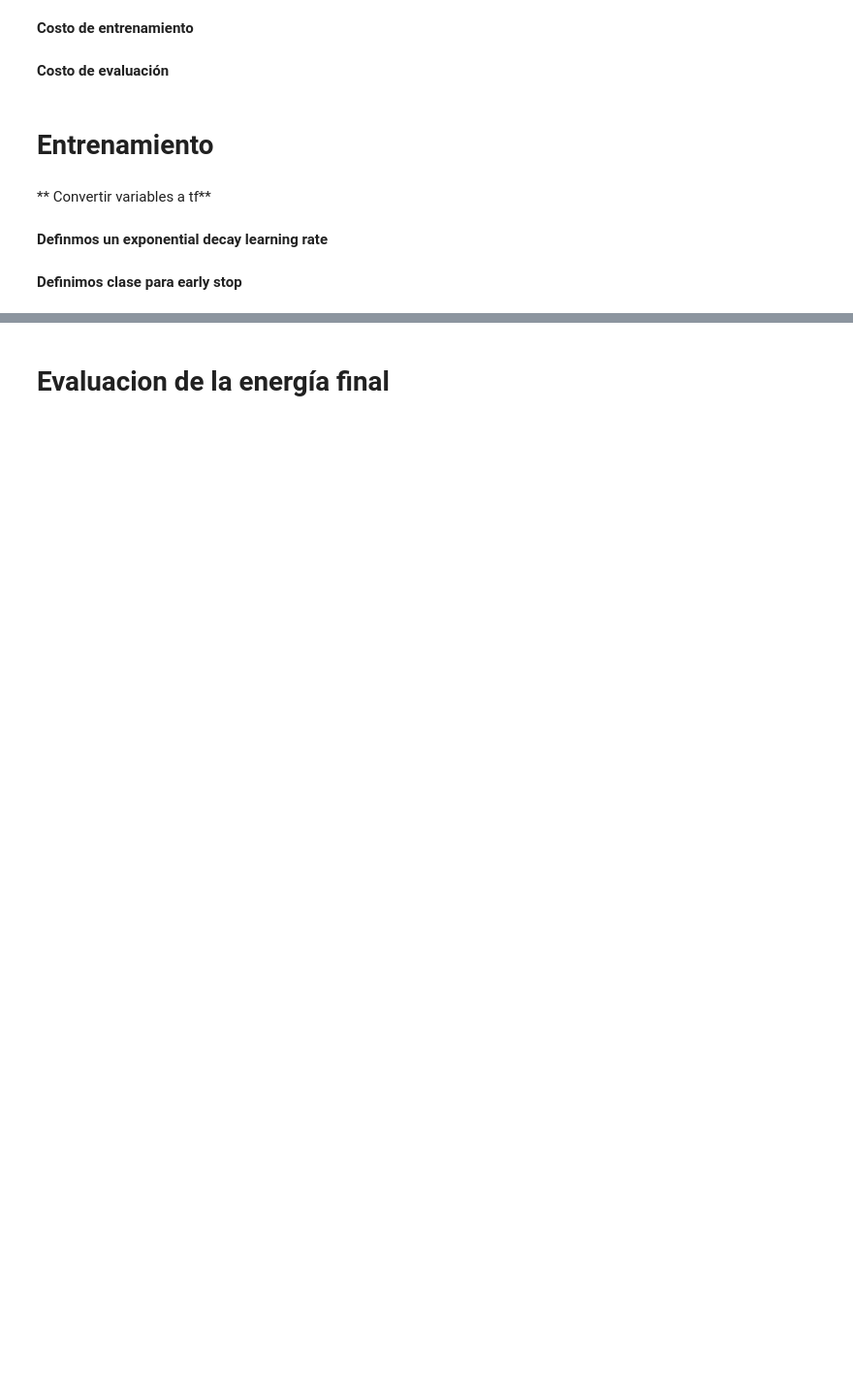
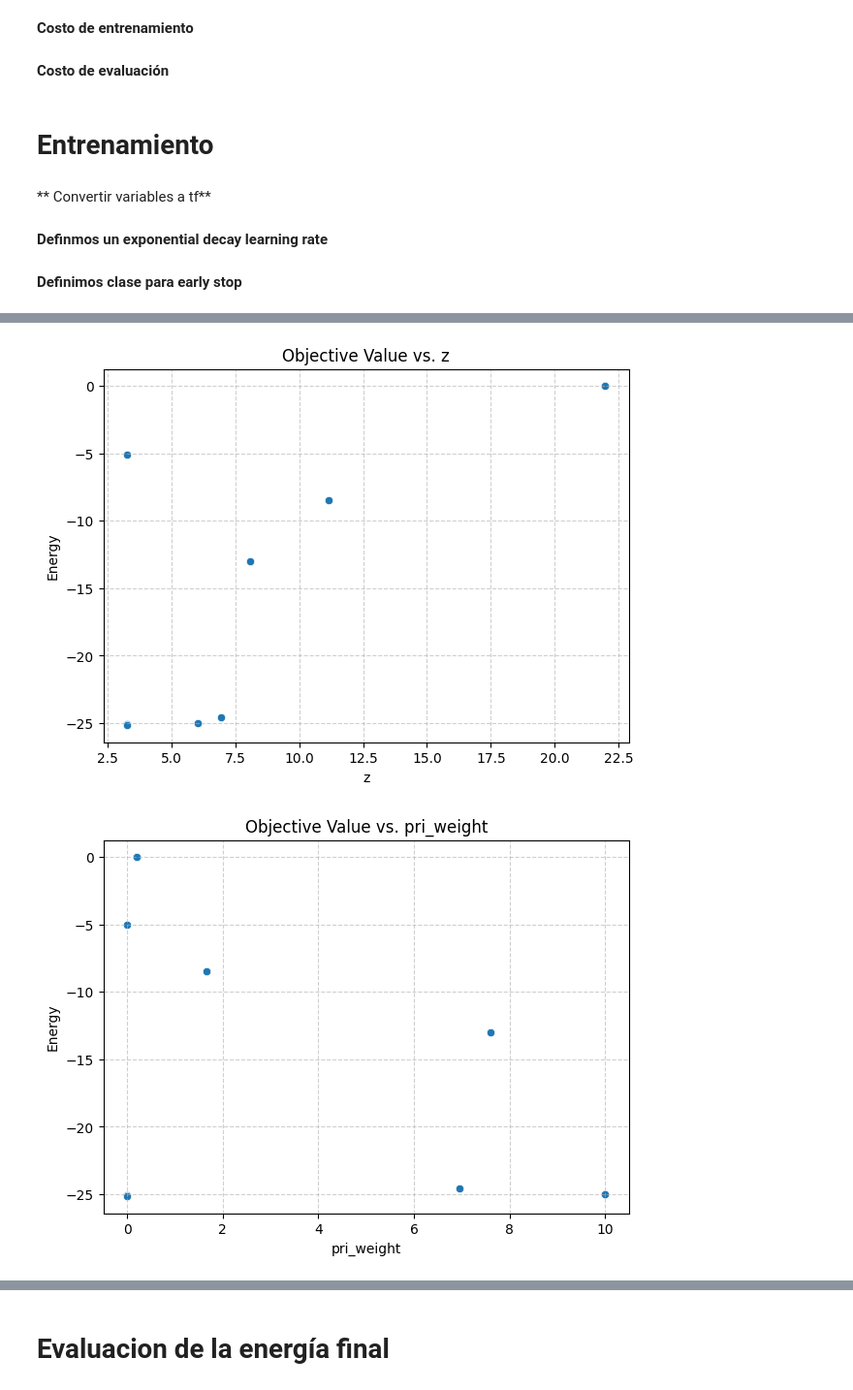
Before and after one commit to juansebastiangit/Inteligencia_artificial, a Jupyter notebook: Proyecto/piris-bo.ipynb, the cells around one changed output, grey strips where cells are left out. Shown at 97% size. Drawn from its saved outputs; the diff is of its cells as text; code cells hidden in the pictures; blank space fills up the shorter version.

```diff
--- a/Proyecto/piris-bo.ipynb
+++ b/Proyecto/piris-bo.ipynb
@@ -401,0 +655,19 @@ class EarlyStoppingCallback:
+# %%
+#Create scatter plots for numerical parameters vs. objective value
+for col in numerical_cols:
+    plt.figure(figsize=(7, 5))
+    sns.scatterplot(data=data, x=col, y='Energy')
+    plt.title(f'Objective Value vs. {col}')
+    plt.grid(True, linestyle='--', alpha=0.6)
+    plt.show()
+
+# For categorical parameters, a boxplot or swarmplot is more effective
+for col in categorical_cols:
+    plt.figure(figsize=(7, 5))
+    sns.swarmplot(data=data, x=col, y='Energy')
+    plt.title(f'Objective Value vs. {col}')
+    plt.grid(True, linestyle='--', alpha=0.6)
+    plt.show()
+# %% [output]
+[figure, added]
+[figure, added]
```
Also changed, not shown: parts of 31 cells of this notebook.
